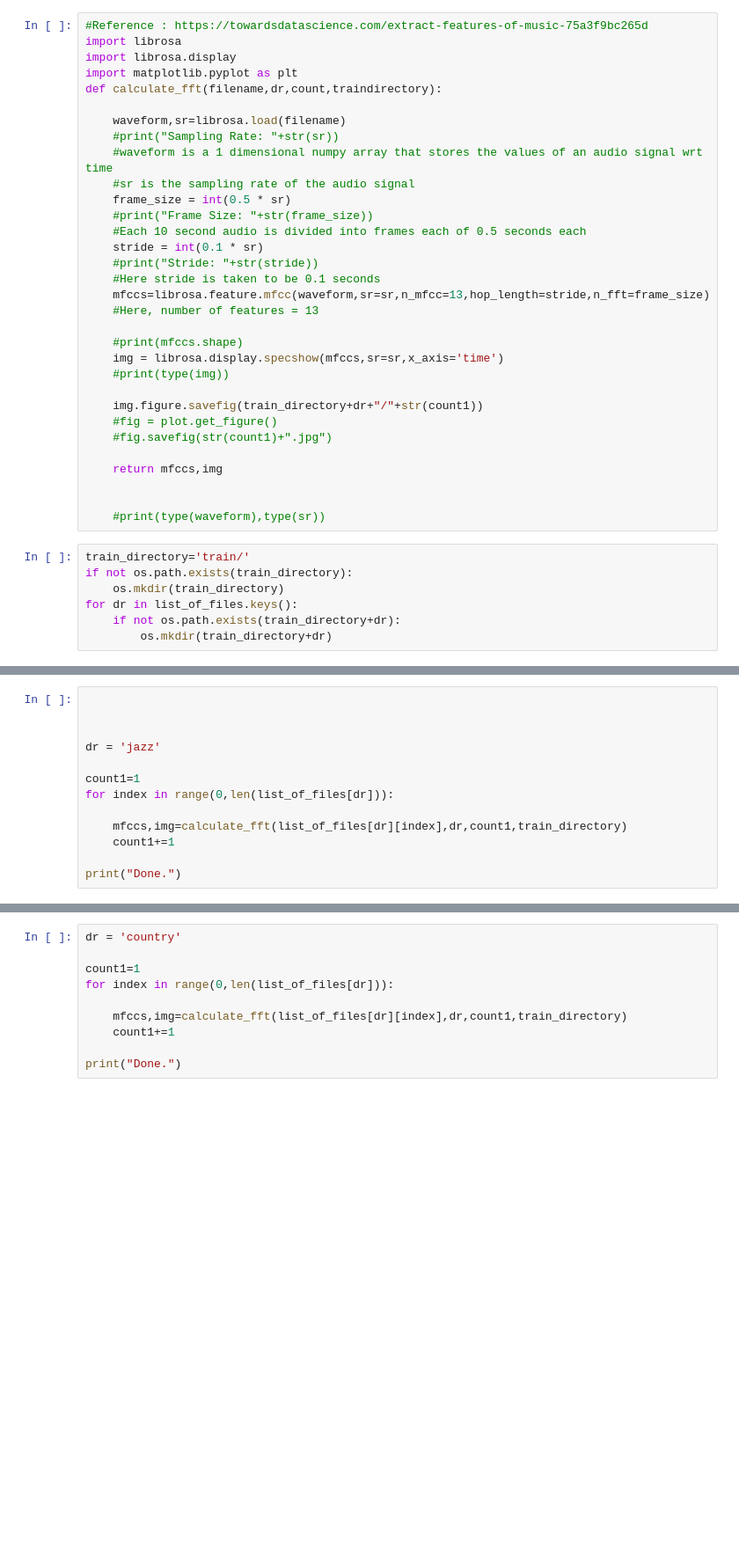
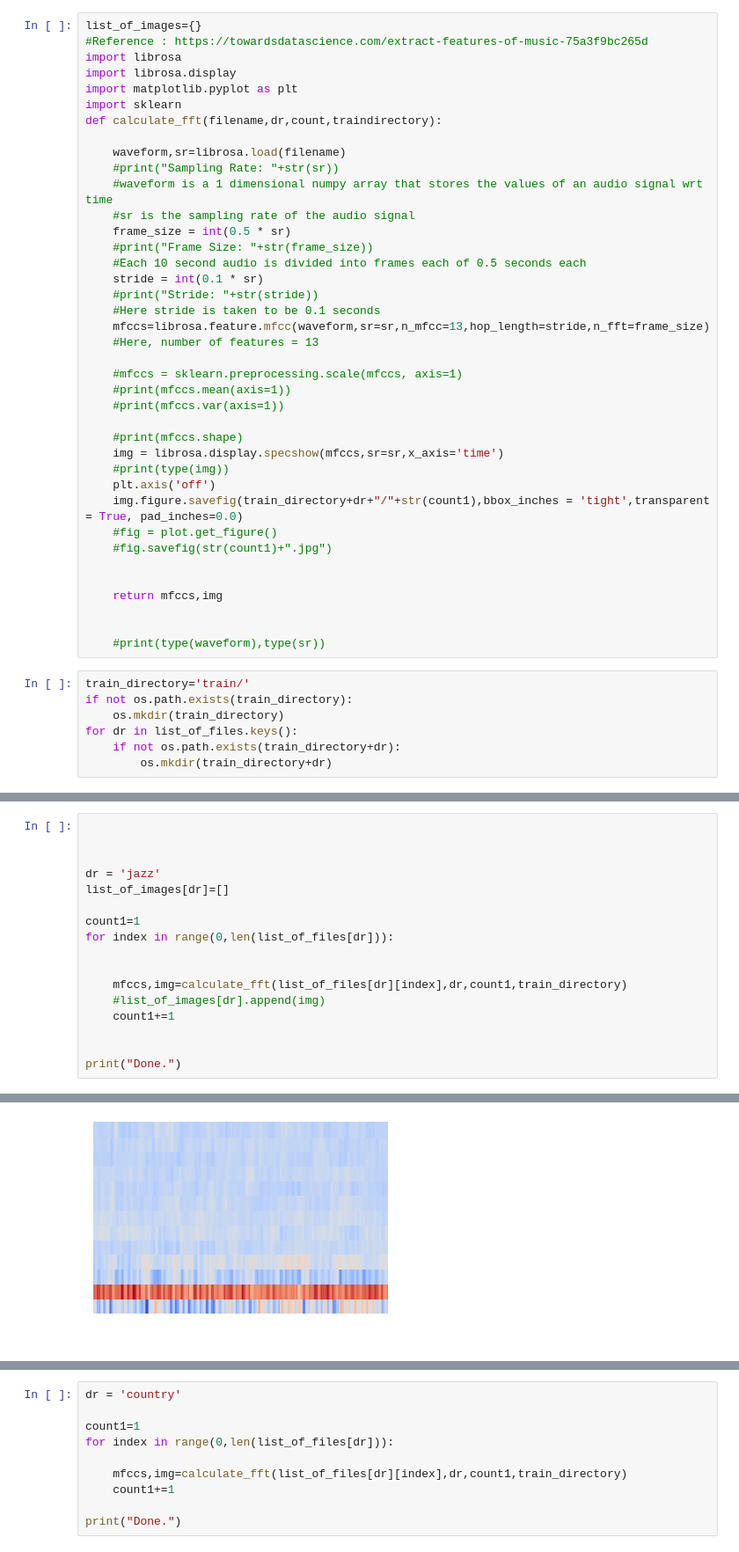
Before and after one commit to omkar1729/Music-genre-Recognition---SML, a Jupyter notebook: SML Project.ipynb, the cells around one changed output, grey strips where cells are left out. Shown at 88% size. Saved outputs shown, nothing was run; the diff lists cells and outputs as text; blank space fills up the shorter version.

```diff
--- a/SML Project.ipynb
+++ b/SML Project.ipynb
@@ -55,10 +55,12 @@ print(len(list_of_files['pop']))
 100
 100
 # %%
+list_of_images={}
 #Reference : https://towardsdatascience.com/extract-features-of-music-75a3f9bc265d
 import librosa
 import librosa.display
 import matplotlib.pyplot as plt
+import sklearn
 def calculate_fft(filename,dr,count,traindirectory):
 
     waveform,sr=librosa.load(filename)
@@ -74,13 +76,18 @@ def calculate_fft(filename,dr,count,traindirectory):
     mfccs=librosa.feature.mfcc(waveform,sr=sr,n_mfcc=13,hop_length=stride,n_fft=frame_size)
     #Here, number of features = 13
 
+    #mfccs = sklearn.preprocessing.scale(mfccs, axis=1)
+    #print(mfccs.mean(axis=1))
+    #print(mfccs.var(axis=1))
+
     #print(mfccs.shape)
     img = librosa.display.specshow(mfccs,sr=sr,x_axis='time')
     #print(type(img))
-
-    img.figure.savefig(train_directory+dr+"/"+str(count1))
+    plt.axis('off')
+    img.figure.savefig(train_directory+dr+"/"+str(count1),bbox_inches = 'tight',transparent = True, pad_inches=0.0)
     #fig = plot.get_figure()
     #fig.savefig(str(count1)+".jpg")
+
 
     return mfccs,img
 
@@ -101,11 +119,16 @@ for dr in list_of_files.keys():
 
 
 dr = 'jazz'
+list_of_images[dr]=[]
 
 count1=1
 for index in range(0,len(list_of_files[dr])):
 
+
     mfccs,img=calculate_fft(list_of_files[dr][index],dr,count1,train_directory)
+    #list_of_images[dr].append(img)
     count1+=1
 
+
 print("Done.")
+# %% [output]
@@ -111,0 +136 @@ print("Done.")
+[figure, added]
```
Also changed, not shown: parts of 22 cells of this notebook.
